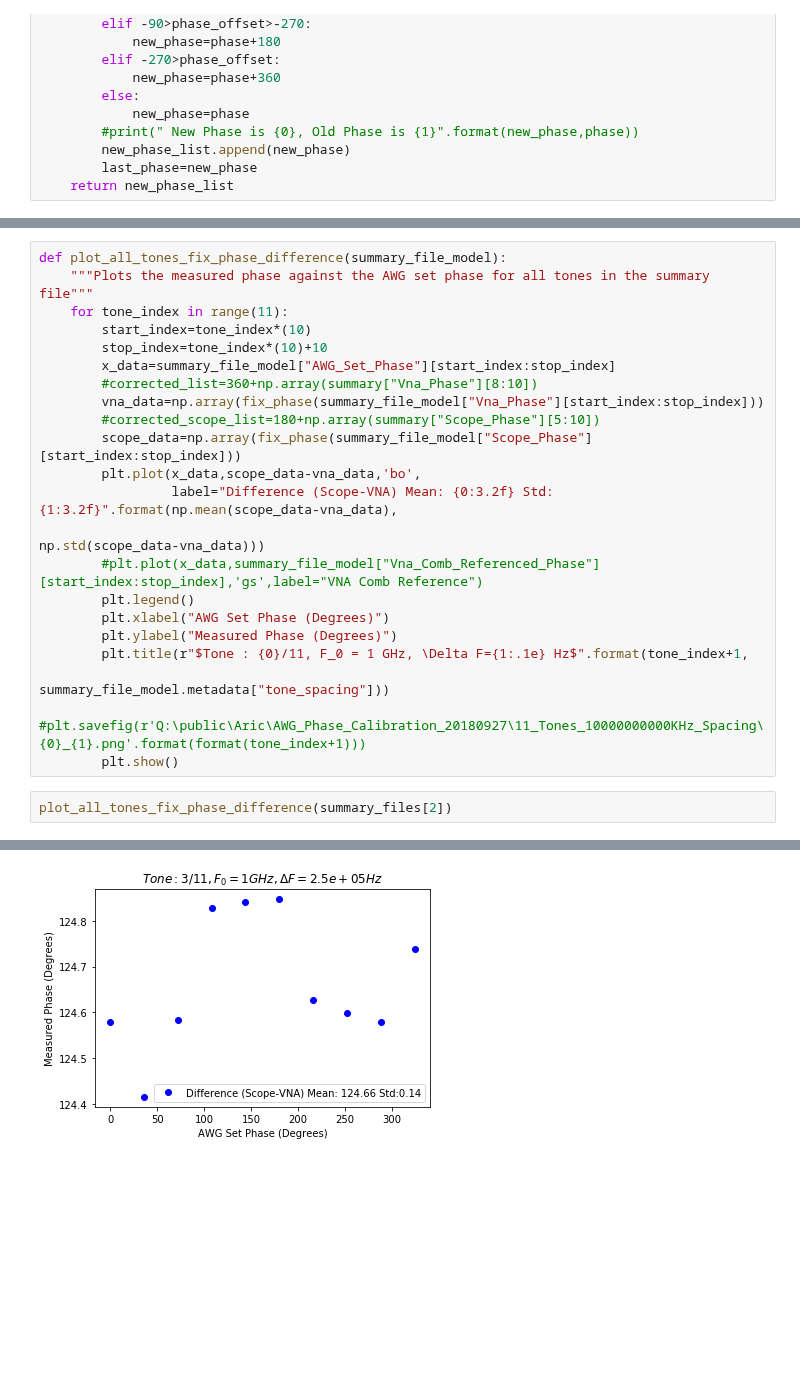
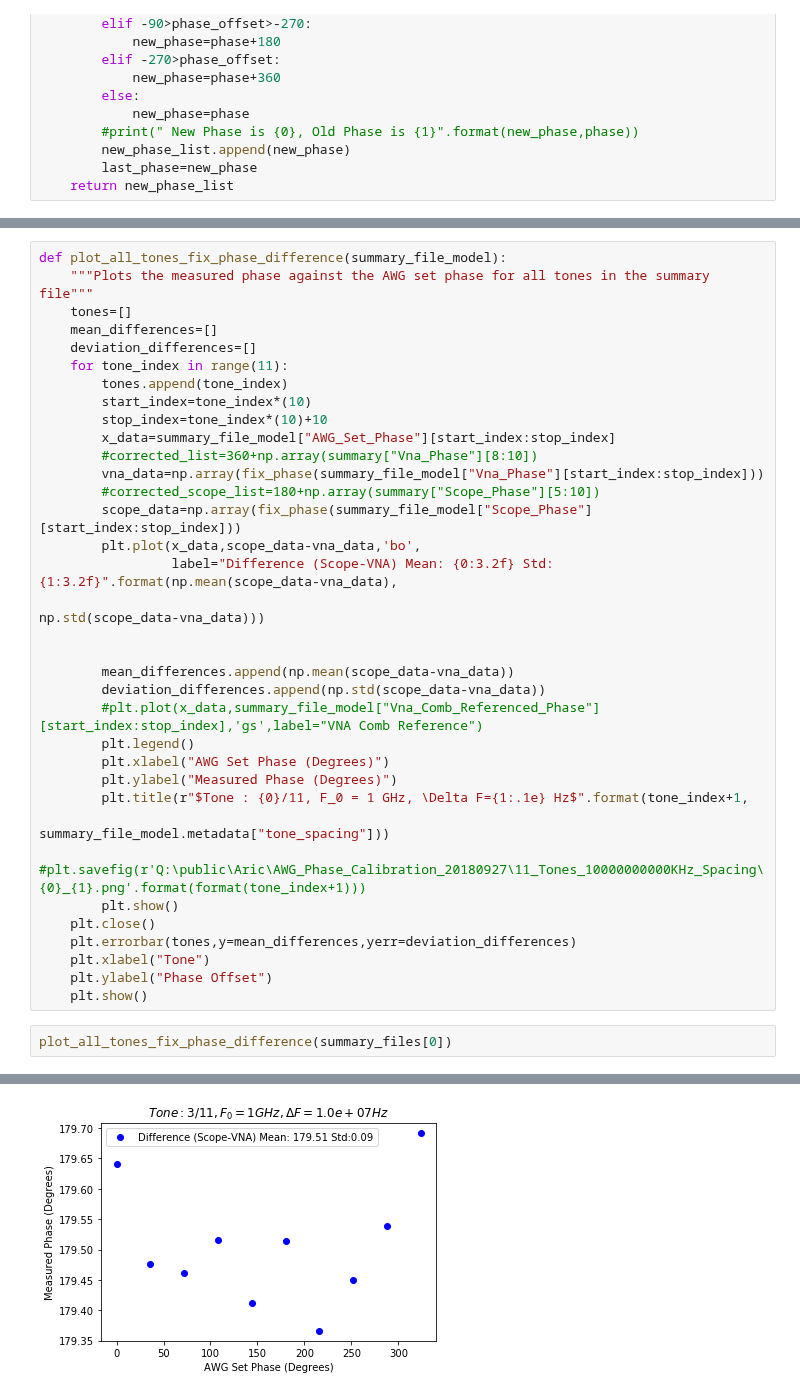
Before and after one commit to aricsanders/Jupyter-Notebooks, a Jupyter notebook: AWG_Phase_Calibration_Analysis_20181005.ipynb, the cells around one changed output, grey strips where cells are left out. Cells and saved outputs as stored; diff of their text form; blank space fills up the shorter version.

Commit message:
More Phase Calibration

```diff
--- a/AWG_Phase_Calibration_Analysis_20181005.ipynb
+++ b/AWG_Phase_Calibration_Analysis_20181005.ipynb
@@ -151,7 +131,11 @@ plot_all_tones_fix_phase(summary_files[1])
 # %%
 def plot_all_tones_fix_phase_difference(summary_file_model):
     """Plots the measured phase against the AWG set phase for all tones in the summary file"""
+    tones=[]
+    mean_differences=[]
+    deviation_differences=[]
     for tone_index in range(11):
+        tones.append(tone_index)
         start_index=tone_index*(10)
         stop_index=tone_index*(10)+10
         x_data=summary_file_model["AWG_Set_Phase"][start_index:stop_index]
@@ -162,6 +146,10 @@ def plot_all_tones_fix_phase_difference(summary_file_model):
         plt.plot(x_data,scope_data-vna_data,'bo',
                  label="Difference (Scope-VNA) Mean: {0:3.2f} Std:{1:3.2f}".format(np.mean(scope_data-vna_data),
                                                                                                                 np.std(scope_data-vna_data)))
+
+
+        mean_differences.append(np.mean(scope_data-vna_data))
+        deviation_differences.append(np.std(scope_data-vna_data))
         #plt.plot(x_data,summary_file_model["Vna_Comb_Referenced_Phase"][start_index:stop_index],'gs',label="VNA Comb Reference")
         plt.legend()
         plt.xlabel("AWG Set Phase (Degrees)")
@@ -170,6 +158,11 @@ def plot_all_tones_fix_phase_difference(summary_file_model):
                                                                               summary_file_model.metadata["tone_spacing"]))
         #plt.savefig(r'Q:\public\Aric\AWG_Phase_Calibration_20180927\11_Tones_10000000000KHz_Spacing\{0}_{1}.png'.format(format(tone_index+1)))
         plt.show()
+    plt.close()
+    plt.errorbar(tones,y=mean_differences,yerr=deviation_differences)
+    plt.xlabel("Tone")
+    plt.ylabel("Phase Offset")
+    plt.show()
 # %%
-plot_all_tones_fix_phase_difference(summary_files[2])
+plot_all_tones_fix_phase_difference(summary_files[0])
 # %% [output]
@@ -178 +171 @@ plot_all_tones_fix_phase_difference(summary_files[2])
-[figure, old version]
+[figure, new version]
```
Also changed, not shown: parts of 25 cells of this notebook, 3 other files.
